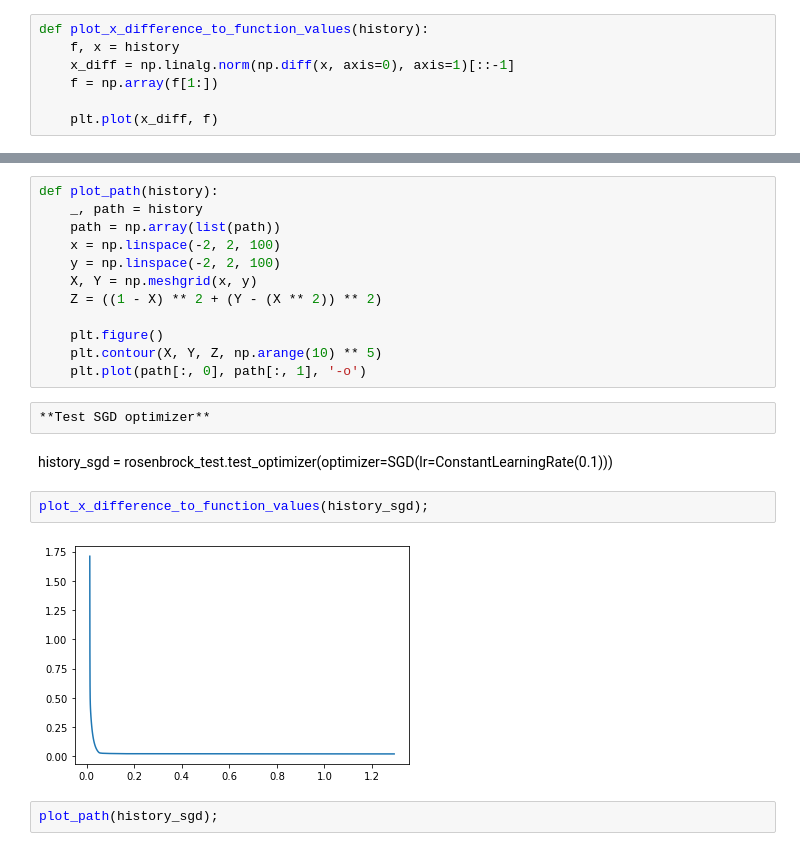
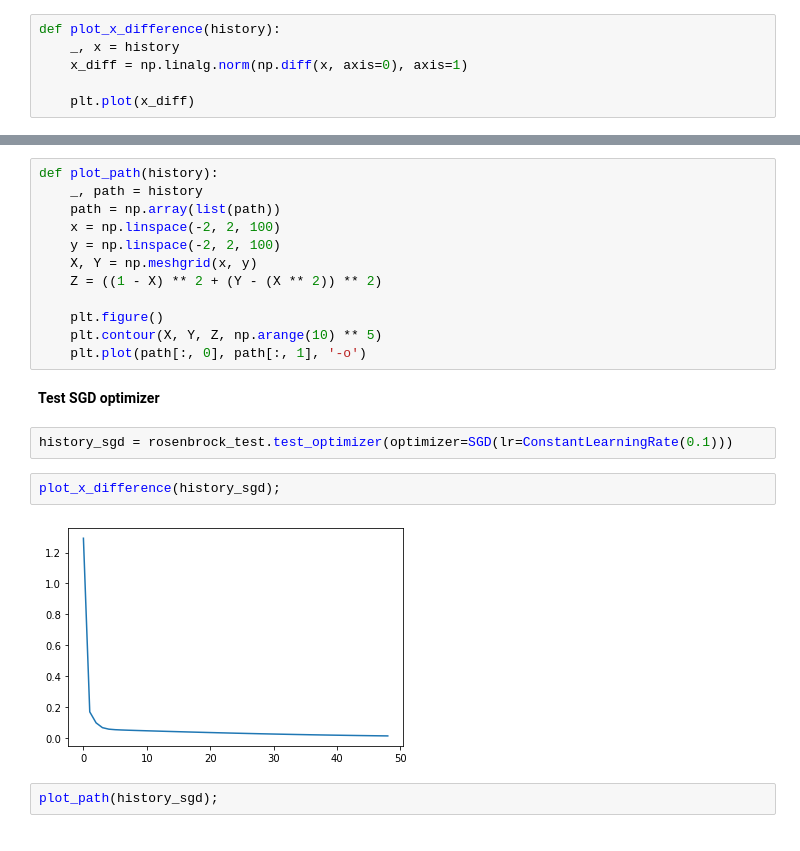
Before and after one commit to olegtaratuhin/itmo-ml, a Jupyter notebook: lab1/lab1.ipynb, the cells around one changed output, grey strips where cells are left out. Cells and saved outputs as stored; diff of their text form.

Commit message:
Corrected plots

```diff
--- a/lab1/lab1.ipynb
+++ b/lab1/lab1.ipynb
@@ -416,12 +416,11 @@ rosenbrock_test = FunctionOptimizationTest(
 # %% [markdown]
 **Plot of norm of vector to function value**
 # %%
-def plot_x_difference_to_function_values(history):
-    f, x = history
-    x_diff = np.linalg.norm(np.diff(x, axis=0), axis=1)[::-1]
-    f = np.array(f[1:])
+def plot_x_difference(history):
+    _, x = history
+    x_diff = np.linalg.norm(np.diff(x, axis=0), axis=1)
 
-    plt.plot(x_diff, f)
+    plt.plot(x_diff)
 # %% [markdown]
 **Plot of path in contour**
 # %%
@@ -436,14 +435,14 @@ def plot_path(history):
     plt.figure()
     plt.contour(X, Y, Z, np.arange(10) ** 5)
     plt.plot(path[:, 0], path[:, 1], '-o')
-# %%
-**Test SGD optimizer**
-# %% [markdown]
-history_sgd = rosenbrock_test.test_optimizer(optimizer=SGD(lr=ConstantLearningRate(0.1)))
+# %% [markdown]
+**Test SGD optimizer**
+# %%
+history_sgd = rosenbrock_test.test_optimizer(optimizer=SGD(lr=ConstantLearningRate(0.1)))
 # %%
-plot_x_difference_to_function_values(history_sgd);
+plot_x_difference(history_sgd);
 # %% [output]
-[figure, old version]
+[figure, new version]
 # %%
 plot_path(history_sgd);
 # %% [output]
```
Also changed, not shown: parts of 16 cells of this notebook.
